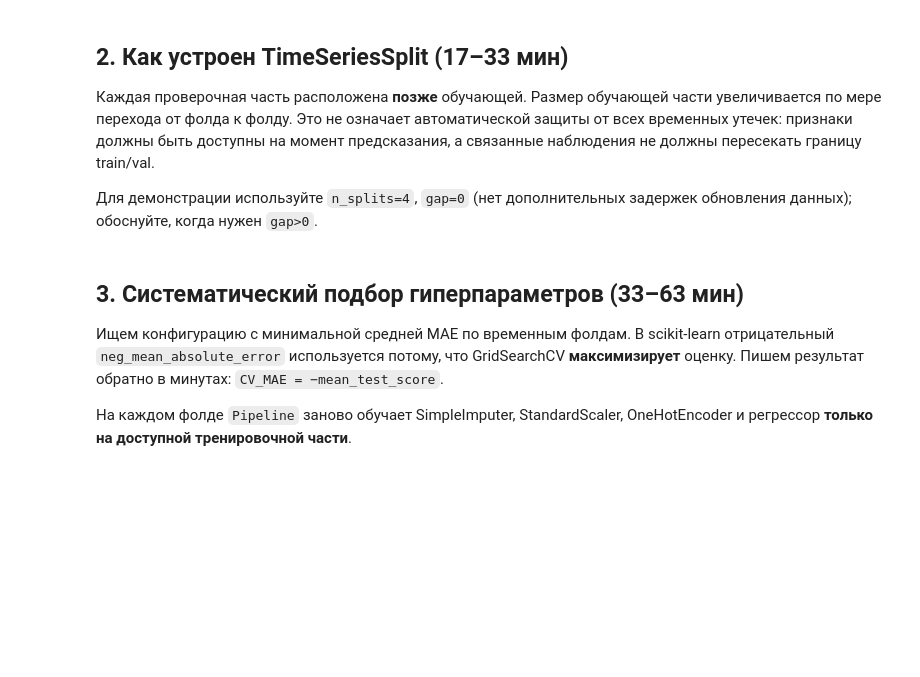
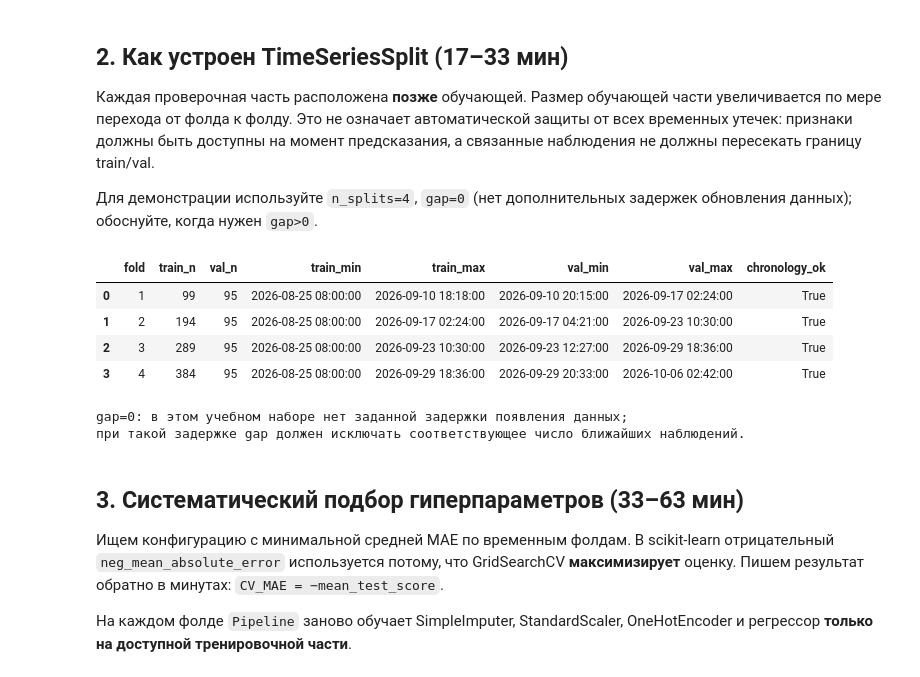
Before and after one commit to Vladislav-Evg-Sid/utmn-master-degree, a Jupyter notebook: tii/lb14/14_student.ipynb, the cells around one changed output. Cells and saved outputs as stored; diff of their text form; code cells hidden in the pictures; blank space fills up the shorter version.

```diff
--- a/tii/lb14/14_student.ipynb
+++ b/tii/lb14/14_student.ipynb
@@ -118,23 +151,37 @@ print('Входные поля:',INPUT,'Цель: actual_minutes (мин)')
 # %%
 from sklearn.model_selection import GridSearchCV
 from sklearn.dummy import DummyRegressor
 from sklearn.linear_model import Ridge
 from sklearn.ensemble import RandomForestRegressor
 
 # Разработка: только первые 80% времени (train+val). Test=последние 20%.
 dev=pd.concat([train,val],axis=0).sort_values(['created_at','order_id'],kind='stable').reset_index(drop=True)
 Xdev=dev[INPUT].copy(); ydev=dev['actual_minutes'].copy()
 cv=TimeSeriesSplit(n_splits=4)
 fold_table=[]
 for i,(tr_idx,v_idx) in enumerate(cv.split(Xdev),1):
     fold_table.append({'fold':i,'train_n':len(tr_idx),'val_n':len(v_idx),
+        'train_min':str(dev.iloc[tr_idx].created_at.min()),
         'train_max':str(dev.iloc[tr_idx].created_at.max()),
         'val_min':str(dev.iloc[v_idx].created_at.min()),
+        'val_max':str(dev.iloc[v_idx].created_at.max()),
         'chronology_ok':bool(dev.iloc[tr_idx].created_at.max()<=dev.iloc[v_idx].created_at.min())})
 folds=pd.DataFrame(fold_table)
 display(folds)
 assert folds['chronology_ok'].all()
+assert len(dev)==int(len(df)*.8)==len(train)+len(val)
+assert set(dev['order_id']).isdisjoint(test['order_id'])
+print('gap=0: в этом учебном наборе нет заданной задержки появления данных;')
+print('при такой задержке gap должен исключать соответствующее число ближайших наблюдений.')
 folds.to_csv('14_timeseries_folds.csv',index=False,encoding='utf-8-sig')
+# %% [output]
+|  | fold | train_n | val_n | train_min | train_max | val_min | val_max | chronology_ok |
+| 0 | 1 | 99 | 95 | 2026-08-25 08:00:00 | 2026-09-10 18:18:00 | 2026-09-10 20:15:00 | 2026-09-17 02:24:00 | True |
+| 1 | 2 | 194 | 95 | 2026-08-25 08:00:00 | 2026-09-17 02:24:00 | 2026-09-17 04:21:00 | 2026-09-23 10:30:00 | True |
+| 2 | 3 | 289 | 95 | 2026-08-25 08:00:00 | 2026-09-23 10:30:00 | 2026-09-23 12:27:00 | 2026-09-29 18:36:00 | True |
+| 3 | 4 | 384 | 95 | 2026-08-25 08:00:00 | 2026-09-29 18:36:00 | 2026-09-29 20:33:00 | 2026-10-06 02:42:00 | True |
+gap=0: в этом учебном наборе нет заданной задержки появления данных;
+при такой задержке gap должен исключать соответствующее число ближайших наблюдений.
 # %% [markdown]
 ## 3. Систематический подбор гиперпараметров (33–63 мин)
 
```
Also changed, not shown: parts of 5 cells of this notebook, 15 other files.
